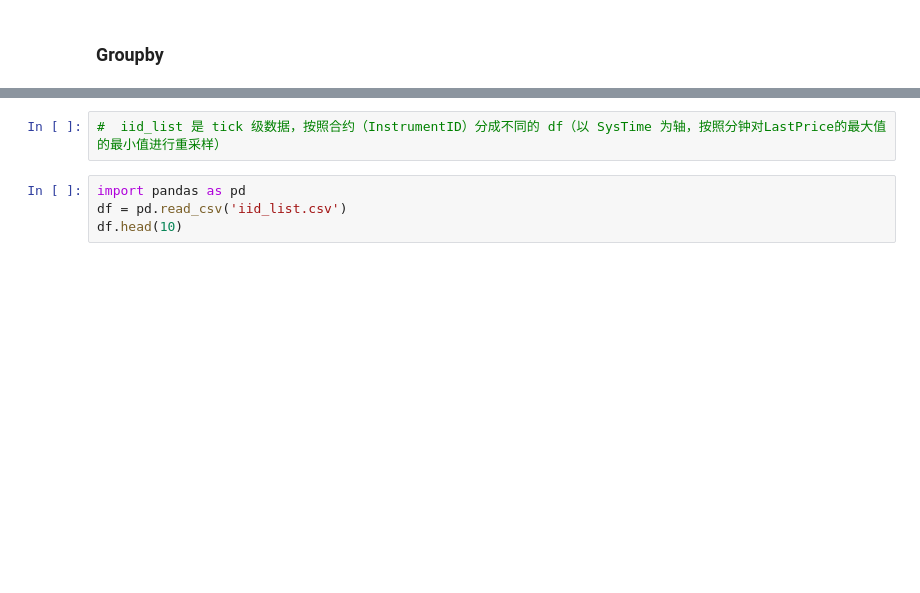
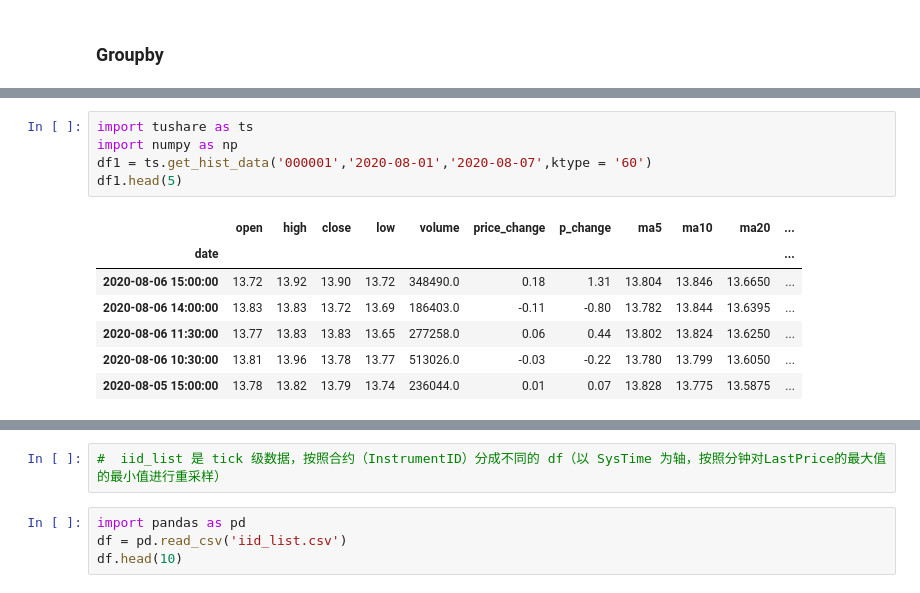
Before and after one commit to Yanie1asdfg/Quant-Lectures, a Jupyter notebook: 1.5 pandas.ipynb, the cells around one changed output, grey strips where cells are left out. Cells and saved outputs as stored; diff of their text form; blank space fills up the shorter version.

```diff
--- a/1.5 pandas.ipynb
+++ b/1.5 pandas.ipynb
@@ -785,0 +922,13 @@ df1.size
+# %%
+import tushare as ts
+import numpy as np
+df1 = ts.get_hist_data('000001','2020-08-01','2020-08-07',ktype = '60')
+df1.head(5)
+# %% [output]
+|  | open | high | close | low | volume | price_change | p_change | ma5 | ma10 | ma20 | ... |
+| date |  |  |  |  |  |  |  |  |  |  | ... |
+| 2020-08-06 15:00:00 | 13.72 | 13.92 | 13.90 | 13.72 | 348490.0 | 0.18 | 1.31 | 13.804 | 13.846 | 13.6650 | ... |
+| 2020-08-06 14:00:00 | 13.83 | 13.83 | 13.72 | 13.69 | 186403.0 | -0.11 | -0.80 | 13.782 | 13.844 | 13.6395 | ... |
+| 2020-08-06 11:30:00 | 13.77 | 13.83 | 13.83 | 13.65 | 277258.0 | 0.06 | 0.44 | 13.802 | 13.824 | 13.6250 | ... |
+| 2020-08-06 10:30:00 | 13.81 | 13.96 | 13.78 | 13.77 | 513026.0 | -0.03 | -0.22 | 13.780 | 13.799 | 13.6050 | ... |
+| 2020-08-05 15:00:00 | 13.78 | 13.82 | 13.79 | 13.74 | 236044.0 | 0.01 | 0.07 | 13.828 | 13.775 | 13.5875 | ... |
```
Also changed, not shown: parts of 30 cells of this notebook.
